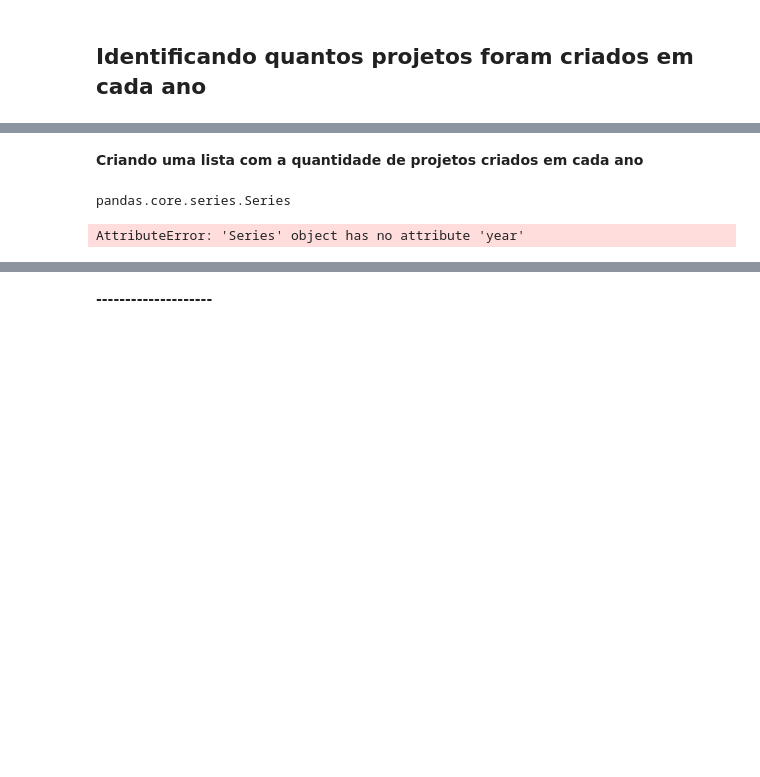
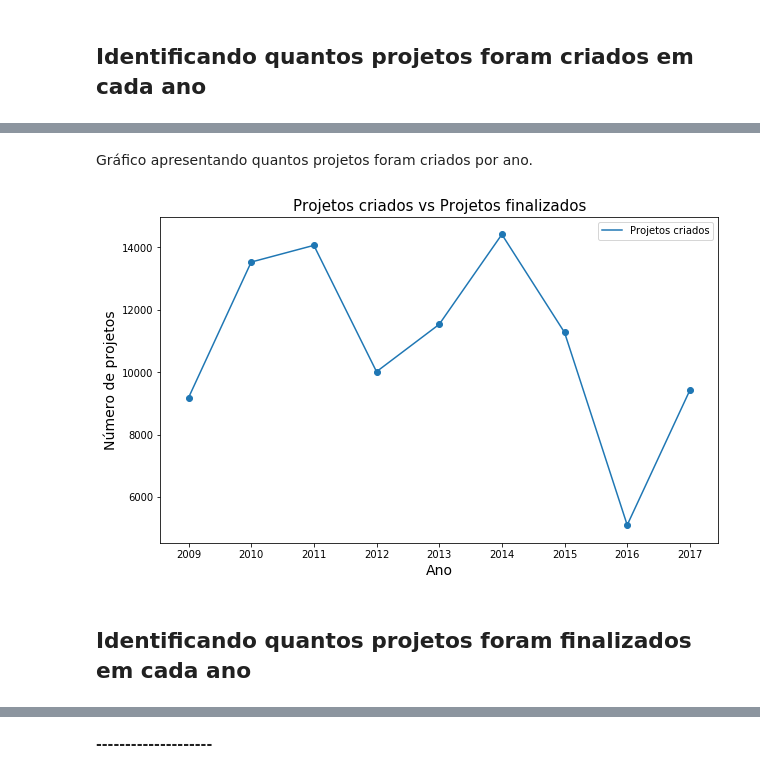
Before and after one commit to lappis-unb/salic-ml, a Jupyter notebook: notebooks/exploratory/created_vs_finished_projects_by_year-v0.1.ipynb, the cells around one changed output, grey strips where cells are left out. Saved outputs shown, nothing was run; the diff lists cells and outputs as text; code cells hidden in the pictures; blank space fills up the shorter version.

```diff
--- a/notebooks/exploratory/created_vs_finished_projects_by_year-v0.1.ipynb
+++ b/notebooks/exploratory/created_vs_finished_projects_by_year-v0.1.ipynb
@@ -57,0 +60,10 @@ Analisando o banco de dados do Salic a coluna que mais se enquadrou como uma dat
+# %%
+created_projects = []
+
+for year in years:
+    project_created_after_begin_year = df_projects['DtProtocolo'] >= '{}-01-01'.format(year)
+    project_created_before_end_year = df_projects['DtProtocolo'] <= '{}-12-31'.format(year)
+
+    created_projects_filter = project_created_after_begin_year & project_created_before_end_year
+
+    created_projects.append(len(df_projects[created_projects_filter]))
@@ -58,24 +87,18 @@ Analisando o banco de dados do Salic a coluna que mais se enquadrou como uma dat
+# %% [markdown]
+Gráfico apresentando quantos projetos foram criados por ano.
+# %%
+fig, ax = plt.subplots()
+fig.set_size_inches(10, 6)
+
+plt.plot(years, created_projects)
+plt.scatter(years, created_projects)
+
+plt.legend(['Projetos criados'], loc='best')
+plt.xlabel('Ano', fontsize = 14)
+plt.ylabel('Número de projetos', fontsize = 14)
+plt.title('Projetos criados vs Projetos finalizados', fontsize = 15)
+plt.show()
+# %% [output]
+[figure, added]
 # %% [markdown]
-**Criando uma lista com a quantidade de projetos criados em cada ano**
+## Identificando quantos projetos foram finalizados em cada ano
-# %%
-created_projects = []
-
-for year in years:
-    project_created_after_begin_year = df_projects['DtProtocolo'] > '{}-01-01'.format(year)
-    project_created_before_end_year = df_projects['DtProtocolo'] < '{}-12-31'.format(year)
-
-    created_projects_filter = project_created_after_begin_year & project_created_before_end_year
-
-    created_projects.append(len(df_projects[created_projects_filter]))
-
-df_projects.loc[[0]]['DtProtocolo']
-
-pd.DatetimeIndex(df_projects.loc[[0]]['DtProtocolo']).year[0]
-
-display(type(df_projects['DtProtocolo']))
-display(df_projects['DtProtocolo'])
-
-# df_projects.groupby
-# %% [output]
-pandas.core.series.Series
-AttributeError: 'Series' object has no attribute 'year'
```
Also changed, not shown: parts of 20 cells of this notebook.
